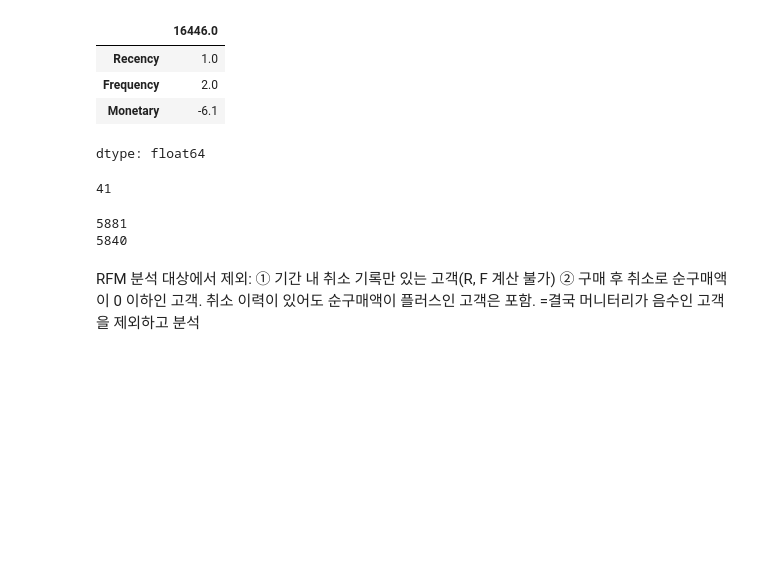
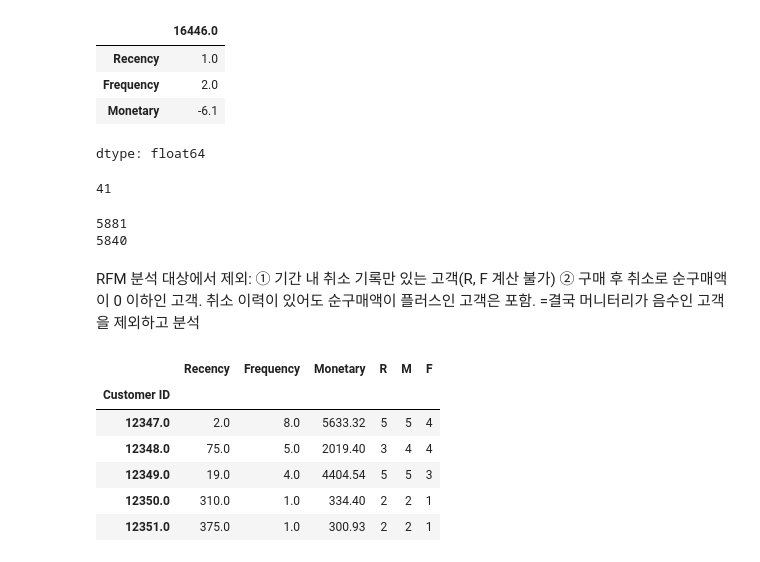
Before and after one commit to GayoungJeong/customer-segmentation, a Jupyter notebook: 03_RFM.ipynb, the cells around one changed output. Saved outputs shown, nothing was run; the diff lists cells and outputs as text; code cells hidden in the pictures; blank space fills up the shorter version.

```diff
--- a/03_RFM.ipynb
+++ b/03_RFM.ipynb
@@ -112,3 +112,21 @@ print(len(rfm))
 rfm.to_csv('/content/drive/MyDrive/marketing-portfolio/data/rfm.csv')
 # %% [markdown]
 RFM 분석 대상에서 제외: ① 기간 내 취소 기록만 있는 고객(R, F 계산 불가) ② 구매 후 취소로 순구매액이 0 이하인 고객. 취소 이력이 있어도 순구매액이 플러스인 고객은 포함. =결국 머니터리가 음수인 고객을 제외하고 분석
+# %%
+# R: 최근에 산 고객이 좋으니까, 숫자가 작을수록 높은 점수 (그래서 5,4,3,2,1 순서)
+rfm['R'] = pd.qcut(rfm['Recency'], 5, labels=[5, 4, 3, 2, 1]).astype(int)
+
+# M: 많이 쓴 고객이 좋으니까, 숫자가 클수록 높은 점수
+rfm['M'] = pd.qcut(rfm['Monetary'], 5, labels=[1, 2, 3, 4, 5]).astype(int)
+# %%
+rfm['F'] = pd.qcut(rfm['Frequency'].rank(method='first'), 5, labels=[1, 2, 3, 4, 5]).astype(int)
+
+rfm.head()   # 맨 오른쪽에 R, F, M 점수 열이 생겼는지 확인
+# %% [output]
+|  | Recency | Frequency | Monetary | R | M | F |
+| Customer ID |  |  |  |  |  |  |
+| 12347.0 | 2.0 | 8.0 | 5633.32 | 5 | 5 | 4 |
+| 12348.0 | 75.0 | 5.0 | 2019.40 | 3 | 4 | 4 |
+| 12349.0 | 19.0 | 4.0 | 4404.54 | 5 | 5 | 3 |
+| 12350.0 | 310.0 | 1.0 | 334.40 | 2 | 2 | 1 |
+| 12351.0 | 375.0 | 1.0 | 300.93 | 2 | 2 | 1 |
```
Also changed, not shown: parts of 5 cells of this notebook.
